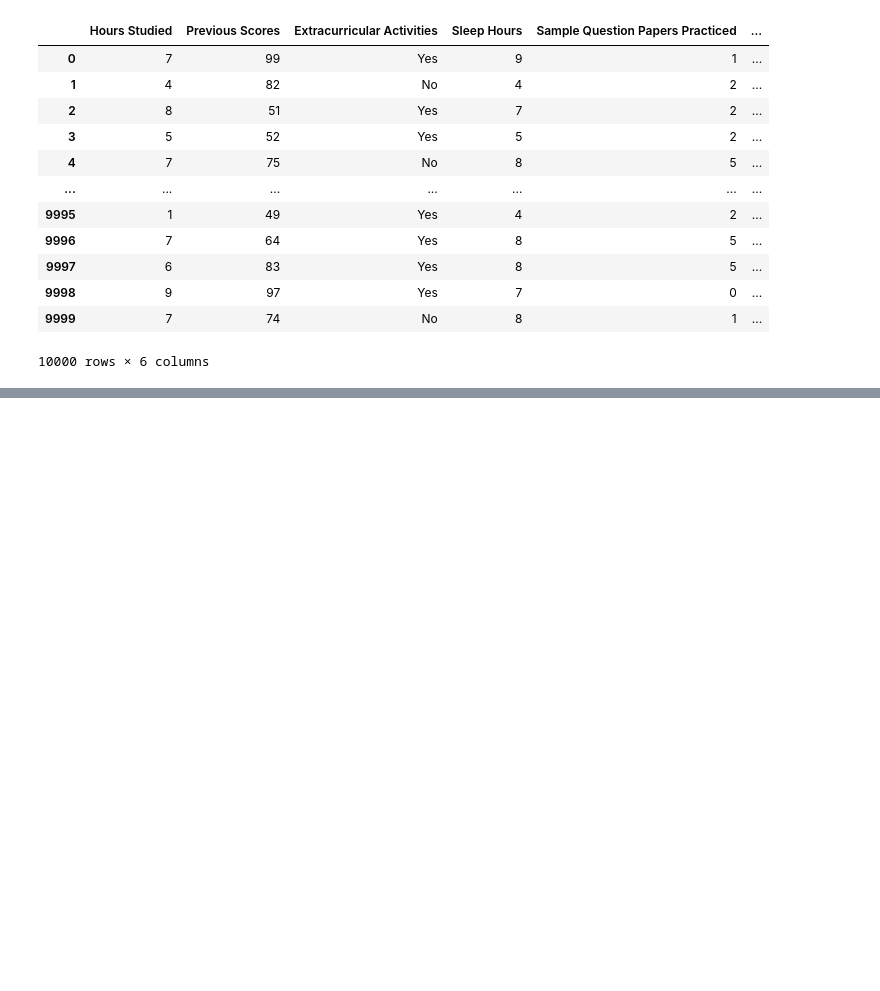
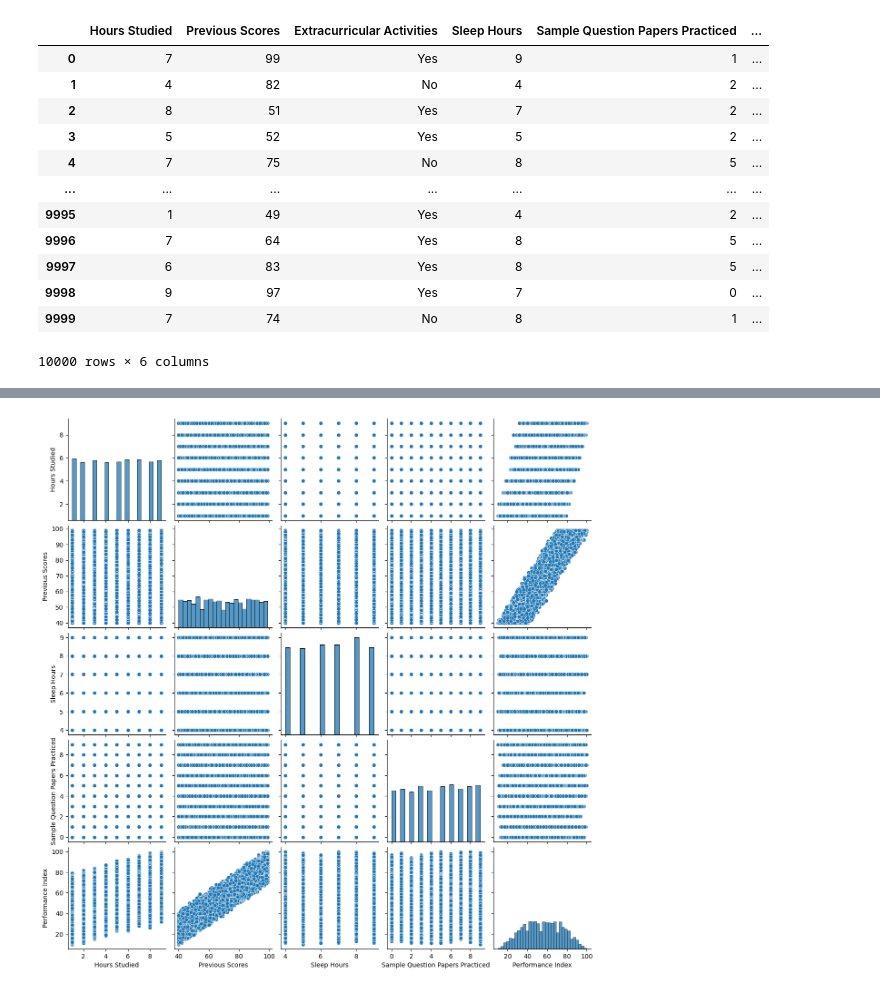
Before and after one commit to td2USA-20232/grupo1, a Jupyter notebook: test.ipynb, the cells around one changed output, grey strips where cells are left out. Saved outputs shown, nothing was run; the diff lists cells and outputs as text; code cells hidden in the pictures; blank space fills up the shorter version.

```diff
--- a/test.ipynb
+++ b/test.ipynb
@@ -272,0 +299,5 @@ df
+# %%
+sns.pairplot(df)
+plt.show()
+# %% [output]
+[figure, added]
```
Also changed, not shown: parts of 3 cells of this notebook.
